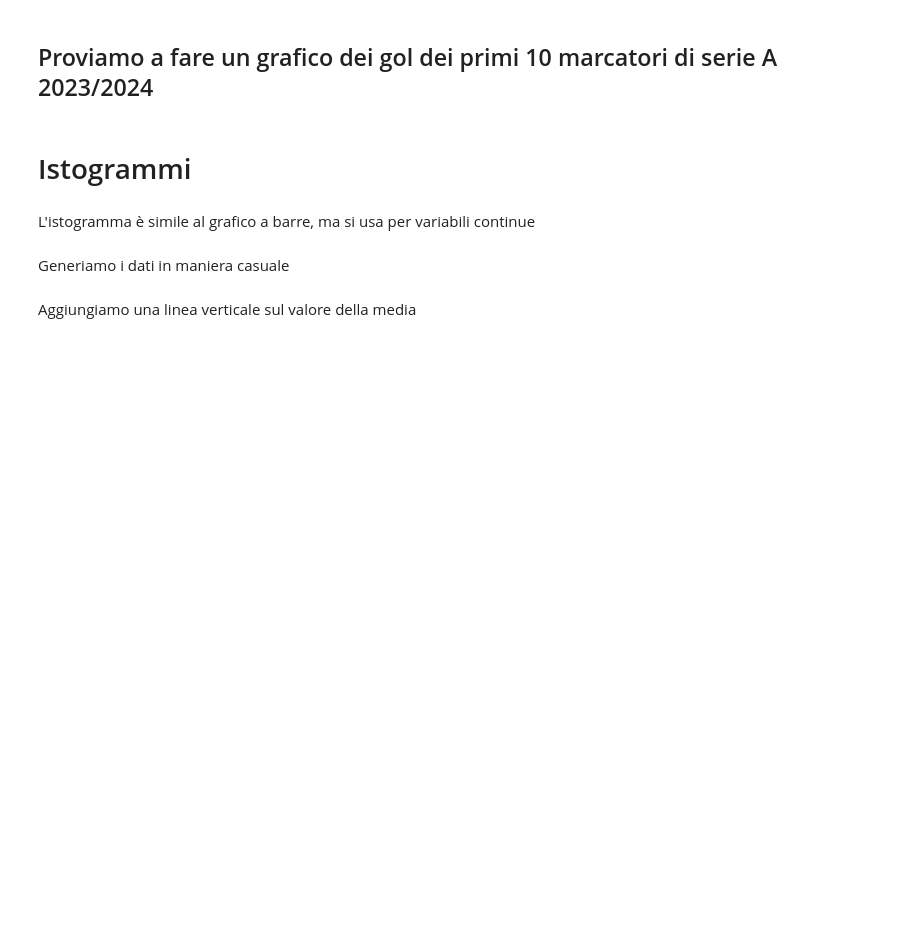
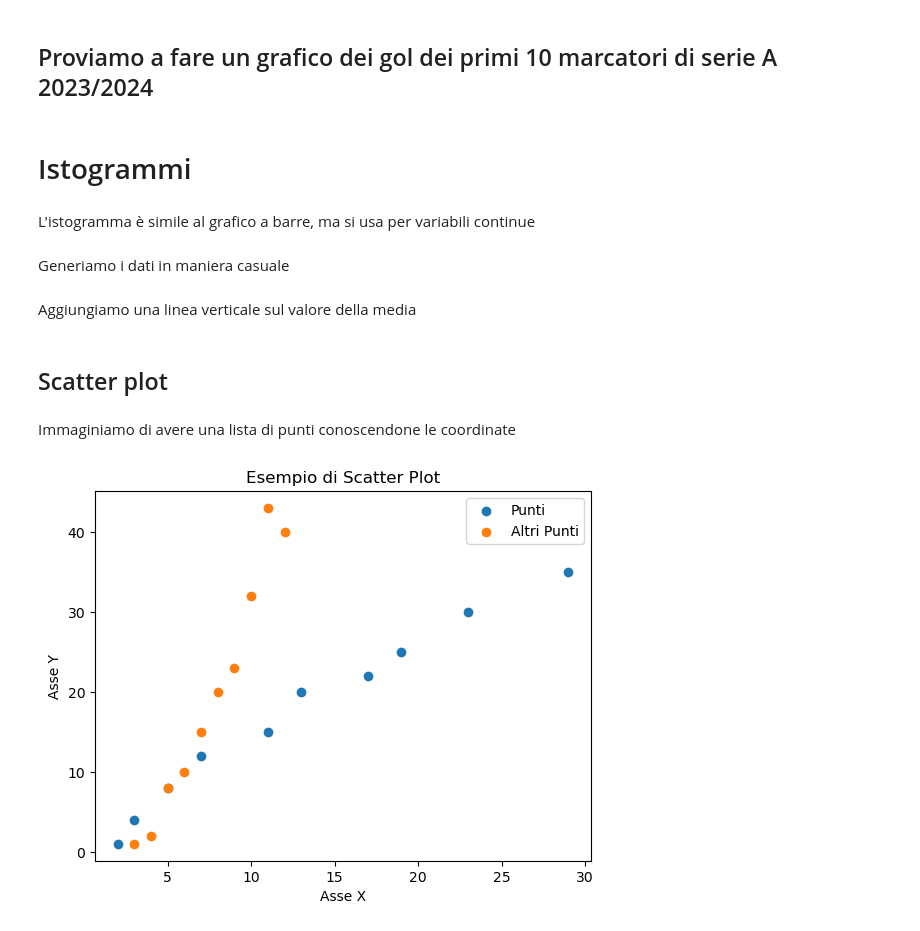
Before and after one commit to udilaudo/lezioni_galilei, a Jupyter notebook: grafici.ipynb, the cells around one changed output. Cells and saved outputs as stored; diff of their text form; code cells hidden in the pictures; blank space fills up the shorter version.

```diff
--- a/grafici.ipynb
+++ b/grafici.ipynb
@@ -181,3 +184,32 @@ plt.axvline(x=70, color="red", label="Media")
 
 # Aggiungi legenda
 plt.legend()
+# %% [markdown]
+## Scatter plot
+# %% [markdown]
+Immaginiamo di avere una lista di punti conoscendone le coordinate
+# %%
+# Dati per lo scatter plot
+x = [2, 3, 5, 7, 11, 13, 17, 19, 23, 29]
+y = [1, 4, 8, 12, 15, 20, 22, 25, 30, 35]
+
+# Definisci un secondo set di dati
+
+x1 = [3, 4, 5, 6, 7, 8, 9, 10, 11, 12]
+y1 = [1, 2, 8, 10, 15, 20, 23, 32, 43, 40]
+# Crea lo scatter plot
+plt.scatter(x, y, label="Punti")
+plt.scatter(x1, y1, label="Altri Punti")
+
+# Aggiungi titoli e label
+plt.title("Esempio di Scatter Plot")
+plt.xlabel("Asse X")
+plt.ylabel("Asse Y")
+
+# Aggiungi una legenda
+plt.legend()
+
+# Mostra lo scatter plot
+plt.show()
+# %% [output]
+[figure, added]
```
Also changed, not shown: parts of 1 cell of this notebook, 1 other file.
